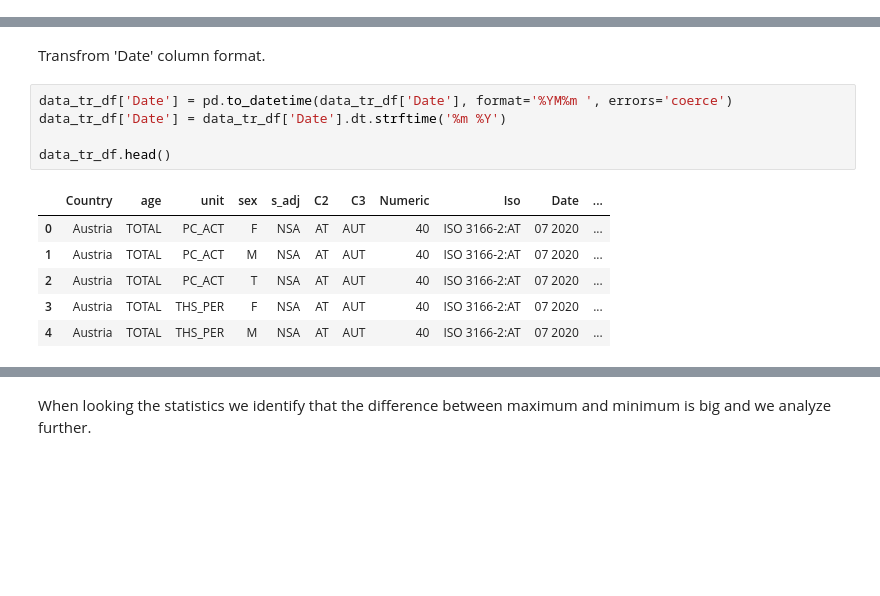
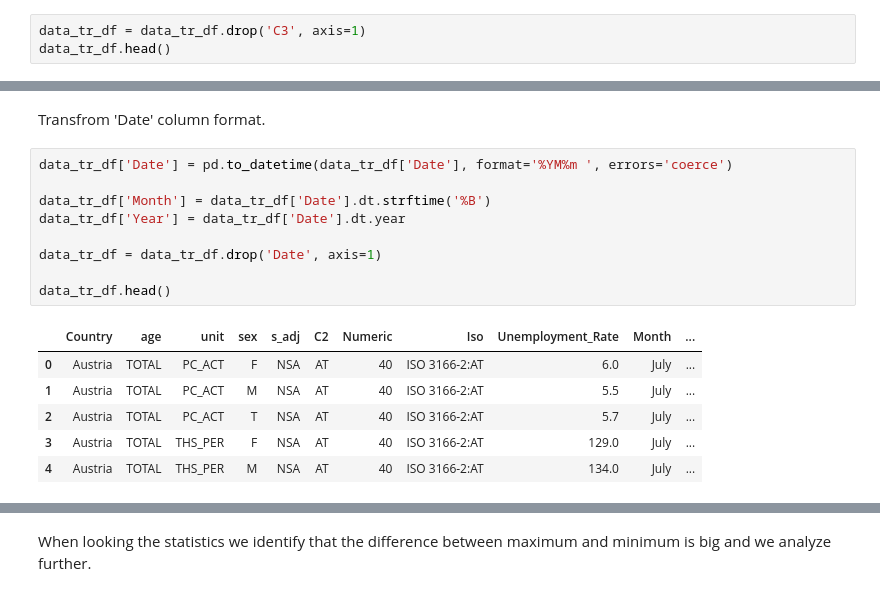
Before and after one commit to valzagrainca/Analysis-of-unemployment-in-EU-countries, a Jupyter notebook: unemployment.ipynb, the cells around one changed output, grey strips where cells are left out. Saved outputs shown, nothing was run; the diff lists cells and outputs as text; blank space fills up the shorter version.

```diff
--- a/unemployment.ipynb
+++ b/unemployment.ipynb
@@ -139,0 +142,3 @@ data_tr_df.head()
+# %%
+data_tr_df = data_tr_df.drop('C3', axis=1)
+data_tr_df.head()
@@ -196,13 +207,17 @@ Duplicated data:  0
 Transfrom 'Date' column format.
 # %%
 data_tr_df['Date'] = pd.to_datetime(data_tr_df['Date'], format='%YM%m ', errors='coerce')
-data_tr_df['Date'] = data_tr_df['Date'].dt.strftime('%m %Y')
+
+data_tr_df['Month'] = data_tr_df['Date'].dt.strftime('%B')
+data_tr_df['Year'] = data_tr_df['Date'].dt.year
+
+data_tr_df = data_tr_df.drop('Date', axis=1)
 
 data_tr_df.head()
 # %% [output]
-|  | Country | age | unit | sex | s_adj | C2 | C3 | Numeric | Iso | Date | ... |
-| 0 | Austria | TOTAL | PC_ACT | F | NSA | AT | AUT | 40 | ISO 3166-2:AT | 07 2020 | ... |
-| 1 | Austria | TOTAL | PC_ACT | M | NSA | AT | AUT | 40 | ISO 3166-2:AT | 07 2020 | ... |
-| 2 | Austria | TOTAL | PC_ACT | T | NSA | AT | AUT | 40 | ISO 3166-2:AT | 07 2020 | ... |
-| 3 | Austria | TOTAL | THS_PER | F | NSA | AT | AUT | 40 | ISO 3166-2:AT | 07 2020 | ... |
-| 4 | Austria | TOTAL | THS_PER | M | NSA | AT | AUT | 40 | ISO 3166-2:AT | 07 2020 | ... |
+|  | Country | age | unit | sex | s_adj | C2 | Numeric | Iso | Unemployment_Rate | Month | ... |
+| 0 | Austria | TOTAL | PC_ACT | F | NSA | AT | 40 | ISO 3166-2:AT | 6.0 | July | ... |
+| 1 | Austria | TOTAL | PC_ACT | M | NSA | AT | 40 | ISO 3166-2:AT | 5.5 | July | ... |
+| 2 | Austria | TOTAL | PC_ACT | T | NSA | AT | 40 | ISO 3166-2:AT | 5.7 | July | ... |
+| 3 | Austria | TOTAL | THS_PER | F | NSA | AT | 40 | ISO 3166-2:AT | 129.0 | July | ... |
+| 4 | Austria | TOTAL | THS_PER | M | NSA | AT | 40 | ISO 3166-2:AT | 134.0 | July | ... |
```
Also changed, not shown: parts of 11 cells of this notebook.
